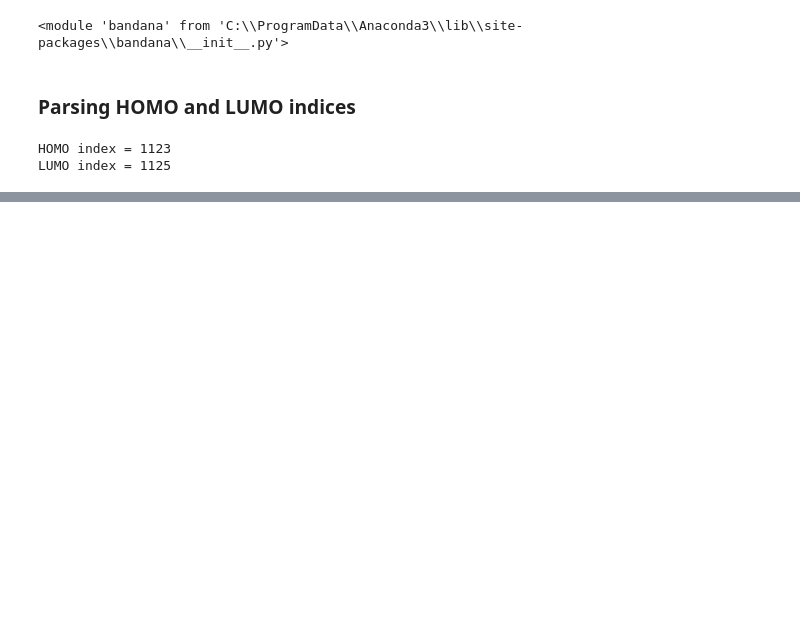
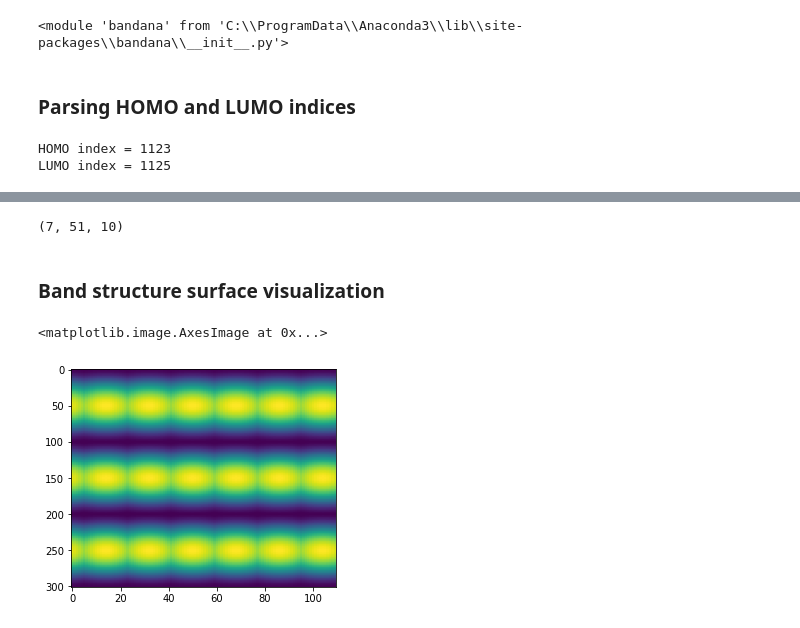
Before and after one commit to RealPolitiX/bandana, a Jupyter notebook: examples/From parsing to plotting.ipynb, the cells around one changed output, grey strips where cells are left out. Drawn from its saved outputs; the diff is of its cells as text; code cells hidden in the pictures; blank space fills up the shorter version.

```diff
--- a/examples/From parsing to plotting.ipynb
+++ b/examples/From parsing to plotting.ipynb
@@ -23,0 +24,21 @@ bd.parser.parse_bands??
+# %%
+files = natsorted(g.glob(fdir + r'/*.out'))
+# %%
+bands = []
+for bid in range(nhomo, nhomo-13, -2):
+    bands.append(bd.parser.parse_bands(files, bid).tolist())
+
+bands = np.asarray(bands)
+# %%
+bands.shape
+# %% [output]
+(7, 51, 10)
+# %%
+padbands = bd.parser.sympad(bands, ((0, 0), (150, 100), (50, 50)))
+# %% [markdown]
+### Band structure surface visualization
+# %%
+plt.imshow(padbands[0,...], aspect=0.3)
+# %% [output]
+<matplotlib.image.AxesImage at 0x...>
+[figure, added]
```
Also changed, not shown: parts of 4 cells of this notebook.
